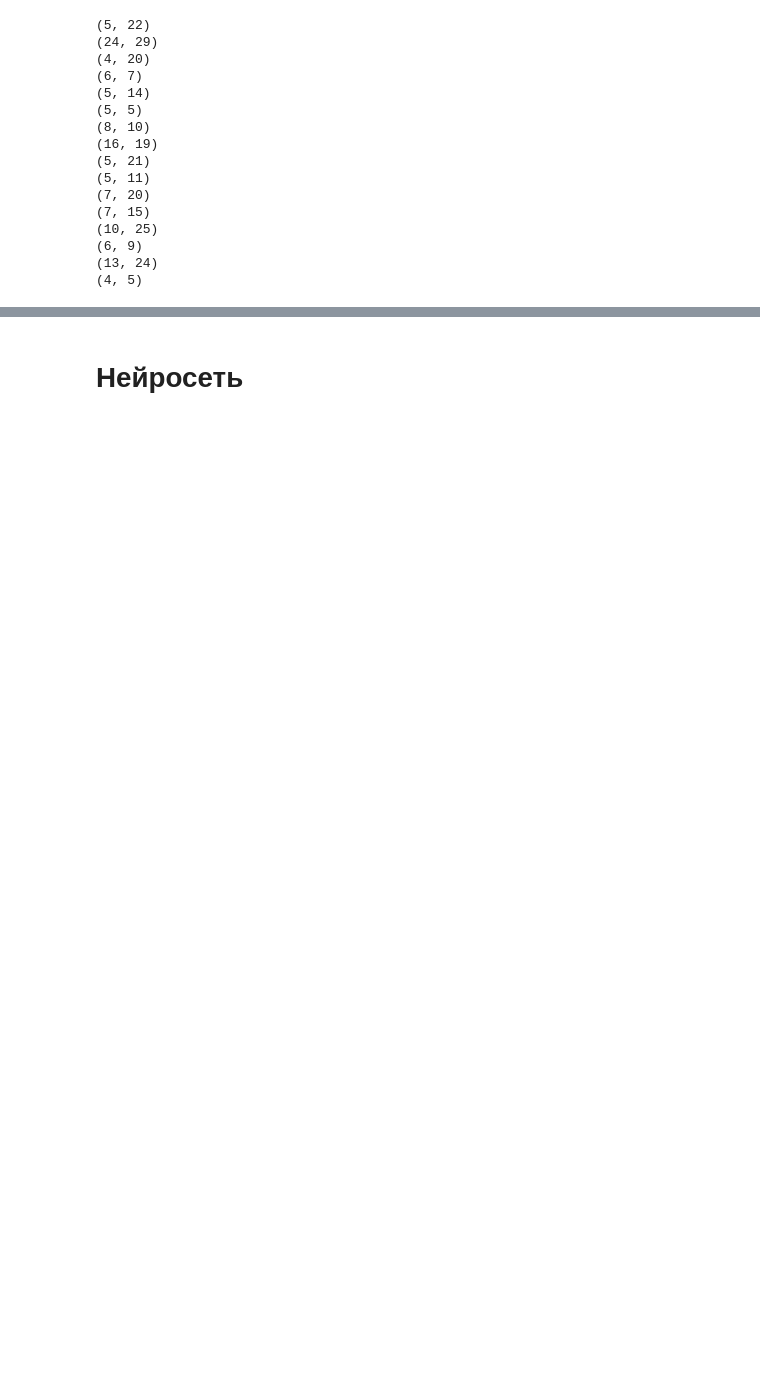
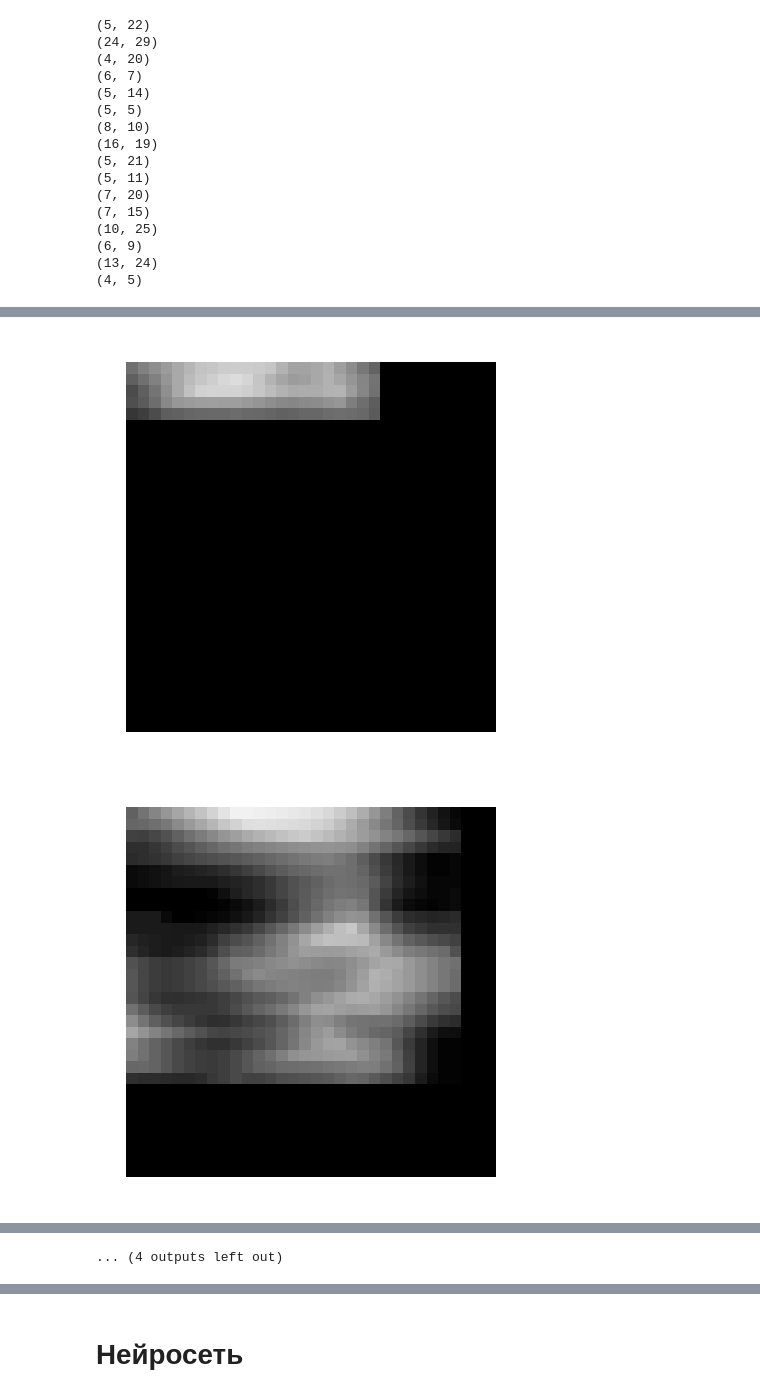
Before and after one commit to AlexanderVinarsky/Muography_Research, a Jupyter notebook: Muography_Research.ipynb, the cells around one changed output, grey strips where cells are left out. Saved outputs shown, nothing was run; the diff lists cells and outputs as text; code cells hidden in the pictures; blank space fills up the shorter version.

```diff
--- a/Muography_Research.ipynb
+++ b/Muography_Research.ipynb
@@ -134,13 +156,28 @@ shapes[0]
 # %%
-#pd.Series
-#for i in range(len(shapes)):
-#  new_cols = []
-#  new_cols.append(str(len(shapes[i].columns[-1:])))
-#  for j in range(32-len(shapes[i].columns)):
-#    new_cols.append(str(j+1))
+pd.Series
+for i in range(len(shapes)):
+  new_cols = []
+  new_cols.append(str(len(shapes[i].columns[-1:])))
+  for j in range(32-len(shapes[i].columns)):
+    new_cols.append(str(j+1))
 
-#  new_data = {col: [0]*len(shapes[i]) for col in new_cols}
+  new_data = {col: [0]*len(shapes[i]) for col in new_cols}
 
-#  shapes[i] = shapes[i].assign(**new_data)
-#  for j in range(32-len(shapes[i])):
-#    shapes[i]= shapes[i].append(pd.Series(0, index=shapes[i].columns), ignore_index=True)
+  shapes[i] = shapes[i].assign(**new_data)
+  for j in range(32-len(shapes[i])):
+    shapes[i]= shapes[i].append(pd.Series(0.0, index=shapes[i].columns), ignore_index=True)
+# %%
+for i in range(len(shapes)):
+  picture = plt.figure(figsize=(1.6, 1.6), dpi=300, frameon=False, facecolor=None)
+  plt.imshow(shapes[i], cmap='gray', vmin=0, vmax=1)
+  plt.gca().set_axis_off()
+  plt.margins(0,0)
+  plt.axis('off')
+  picture.show()
+  if (answers[i]):
+    picture.savefig('/content/drive/MyDrive/Muons/Figures/true/figure' + str(i) + '.jpeg', bbox_inches='tight',  pad_inches=0.0, dpi=26)
+  else:
+    picture.savefig('/content/drive/MyDrive/Muons/Figures/false/figure' + str(i) + '.jpeg', bbox_inches='tight', pad_inches=0.0, dpi=26)
+# %% [output]
+[figure, added]
+[figure, added]
@@ -146,0 +194 @@ shapes[0]
+... (4 outputs left out)
```
Also changed, not shown: parts of 16 cells of this notebook.
